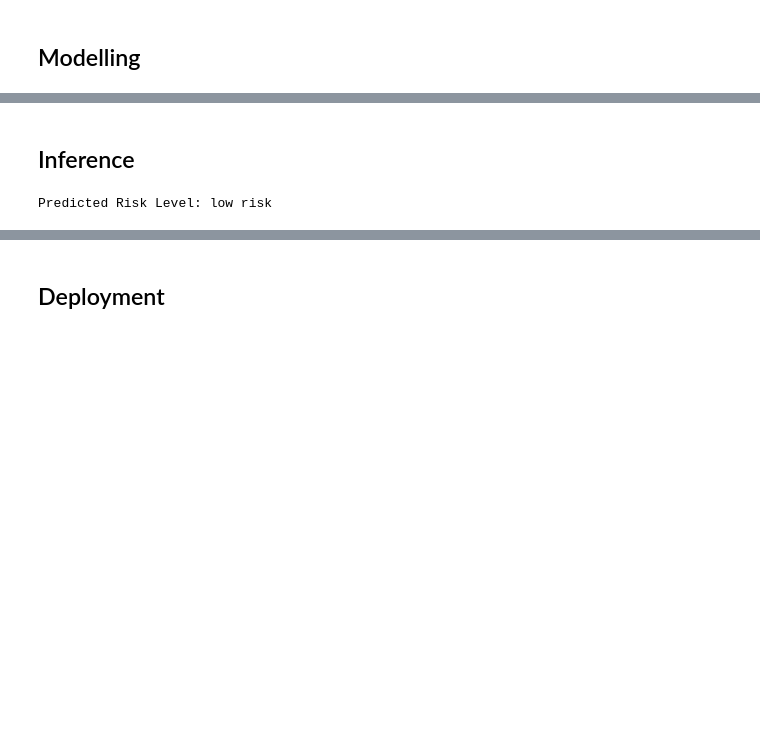
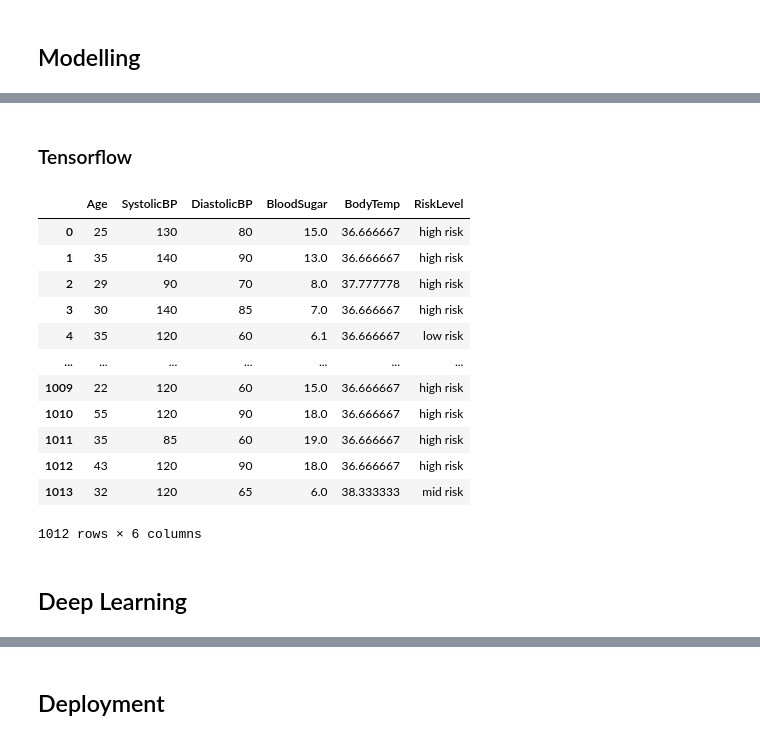
Before and after one commit to kia-digital/kia-digital-machine-learning, a Jupyter notebook: Model_Klasifikasi_Maternal_Health_Risk_CC25_CF302.ipynb, the cells around one changed output, grey strips where cells are left out. Saved outputs shown, nothing was run; the diff lists cells and outputs as text; code cells hidden in the pictures; blank space fills up the shorter version.

Commit message:
add tensorflow to model

```diff
--- a/Model_Klasifikasi_Maternal_Health_Risk_CC25_CF302.ipynb
+++ b/Model_Klasifikasi_Maternal_Health_Risk_CC25_CF302.ipynb
@@ -656,18 +527,22 @@ Model Random Forest yang dibangun setelah melakukan pembersihan dan penghapusan
-# %% [markdown]
-## Inference
-# %%
-# Data uji
-# Ganti ganti aja kalo mau nyoba2
-sample_input = pd.DataFrame([{
-    "Age": 14,
-    "SystolicBP": 120,
-    "DiastolicBP": 90,
-    "BloodSugar": 2,
-    "BodyTemp": 36.5
-}])
-
-# Prediksi risiko
-predicted_risk = grid.predict(sample_input)[0]
-print(f"Predicted Risk Level: {predicted_risk}")
-# %% [output]
-Predicted Risk Level: low risk
+# %% [markdown]
+### Tensorflow
+# %%
+# Persiapan dataset
+from sklearn.model_selection import train_test_split
+from sklearn.preprocessing import LabelEncoder, StandardScaler, MinMaxScaler
+data_proc = data_proc.dropna()
+X = data_proc.drop("RiskLevel", axis=1)
+y = data_proc["RiskLevel"]
+
+le = LabelEncoder()
+y_encoded = le.fit_transform(y)
+
+# Standard Scaler
+scaler = StandardScaler()
+X_scaled = scaler.fit_transform(X)
+
+# # Min Max Scaler
+# min_max = MinMaxScaler()
+# X_scaled = min_max.fit_transform(X)
+
+X_train, X_test, y_train, y_test = train_test_split(X_scaled, y_encoded, test_size=0.2, random_state=42)
@@ -673,0 +557,20 @@ Predicted Risk Level: low risk
+# %%
+df = data_proc.copy()
+# df['RiskLevel'] = le.fit_transform(df['RiskLevel'])
+df
+# %% [output]
+|  | Age | SystolicBP | DiastolicBP | BloodSugar | BodyTemp | RiskLevel |
+| 0 | 25 | 130 | 80 | 15.0 | 36.666667 | high risk |
+| 1 | 35 | 140 | 90 | 13.0 | 36.666667 | high risk |
+| 2 | 29 | 90 | 70 | 8.0 | 37.777778 | high risk |
+| 3 | 30 | 140 | 85 | 7.0 | 36.666667 | high risk |
+| 4 | 35 | 120 | 60 | 6.1 | 36.666667 | low risk |
+| ... | ... | ... | ... | ... | ... | ... |
+| 1009 | 22 | 120 | 60 | 15.0 | 36.666667 | high risk |
+| 1010 | 55 | 120 | 90 | 18.0 | 36.666667 | high risk |
+| 1011 | 35 | 85 | 60 | 19.0 | 36.666667 | high risk |
+| 1012 | 43 | 120 | 90 | 18.0 | 36.666667 | high risk |
+| 1013 | 32 | 120 | 65 | 6.0 | 38.333333 | mid risk |
+1012 rows × 6 columns
+# %% [markdown]
+## Deep Learning
```
Also changed, not shown: parts of 36 cells of this notebook.
